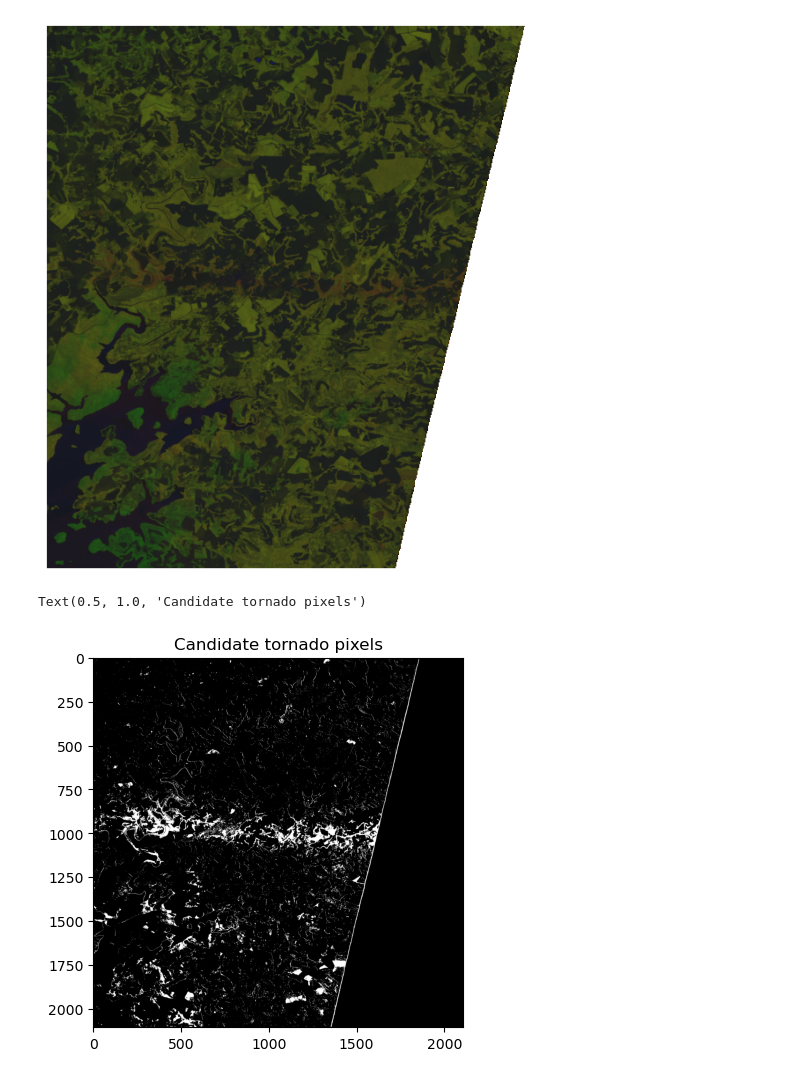
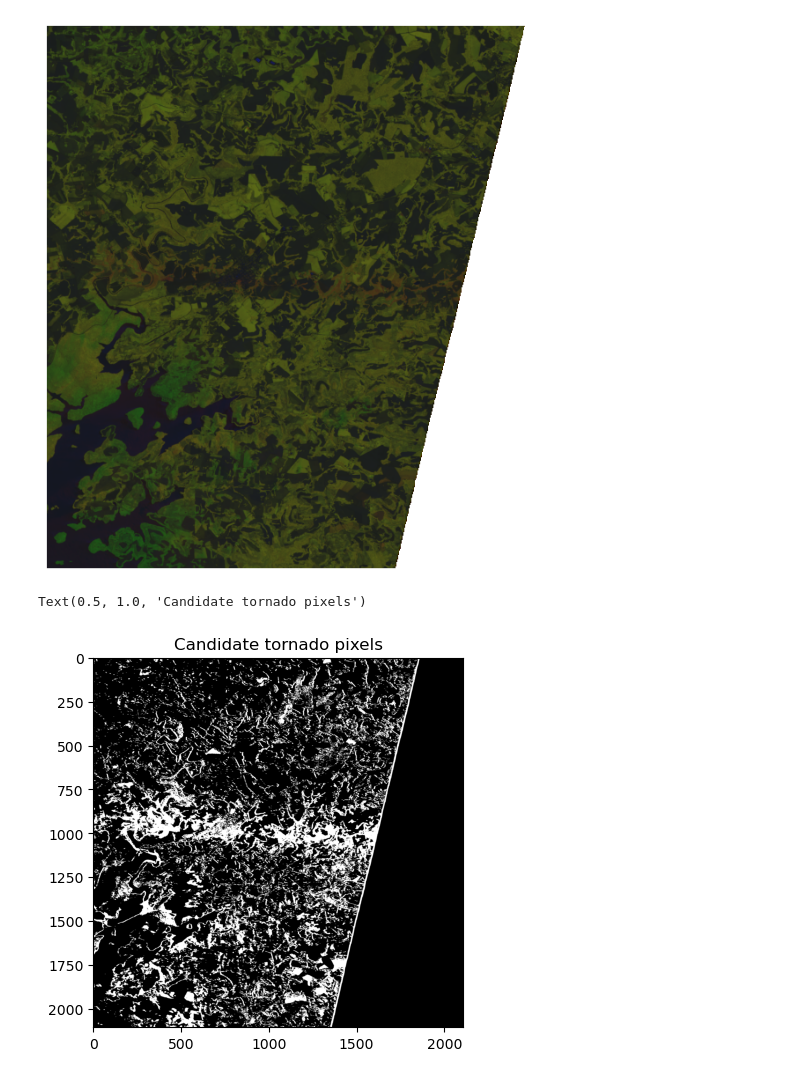
Before and after one commit to Lct0015/Final-Project, a Jupyter notebook: Tornado Tracks.ipynb, the cells around one changed output. Cells and saved outputs as stored; diff of their text form; code cells hidden in the pictures.

```diff
--- a/Tornado Tracks.ipynb
+++ b/Tornado Tracks.ipynb
@@ -29,10 +29,10 @@ red = green_in.sel(y=slice(lat_min, lat_max), x=slice(lon_min, lon_max)).squeeze
 blue = blue_in.sel(y=slice(lat_min, lat_max), x=slice(lon_min, lon_max)).squeeze()
 rgb = np.dstack((red, green, blue))
 
-# Normalize for display (important!)
-#rgb_min = 0
-#rgb_max = 5_000
-#rgb_scaled = np.clip((rgb - rgb_min) / (rgb_max - rgb_min), 0, 1)
+#Normalize for display (important!)
+rgb_min = 0
+rgb_max = 5_000
+rgb_scaled = np.clip((rgb - rgb_min) / (rgb_max - rgb_min), 0, 1)
 
 plt.figure(figsize=(8, 8))
 plt.imshow(rgb)
@@ -41,13 +41,24 @@ plt.show()
 # %% [output]
 [figure]
 # %%
+from skimage.morphology import  dilation, footprint_rectangle
 # Example: detect red-dominant pixels
-mask = (rgb_scaled[:, :, 0] > rgb_scaled[:, :, 1]) & \
-       (rgb_scaled[:, :, 0] > rgb_scaled[:, :, 2])
+#mask = (rgb_scaled[:, :, 0] > rgb_scaled[:, :, 1]) & \
+       #(rgb_scaled[:, :, 0] > rgb_scaled[:, :, 2])
 
-plt.imshow(mask, cmap="gray")
+#test 1 adjusting rgb_scaled values using a threshold, kinda works 95% and higher but makes clutter south of town bigger
+threshold = 0.97 # n% of the max between green/blue
+mask = (rgb_scaled[:, :, 0] > threshold * rgb_scaled[:, :, 1]) & \
+       (rgb_scaled[:, :, 0] > threshold * rgb_scaled[:, :, 2])
+
+#test 2 using dilation to increase pixels size
+footprint = footprint_rectangle((1, 6)) #square sets a rectangle to include neighbors in a 3 by 5 area can increase size (Height, Width)
+mask_dilated = dilation(mask, footprint)
+#test 3 both?
+
+plt.imshow(mask_dilated, cmap="gray")
 plt.title("Candidate tornado pixels")
 # %% [output]
 Text(0.5, 1.0, 'Candidate tornado pixels')
-[figure, old version]
+[figure, new version]
 # %%
```
Also changed, not shown: parts of 3 cells of this notebook.
